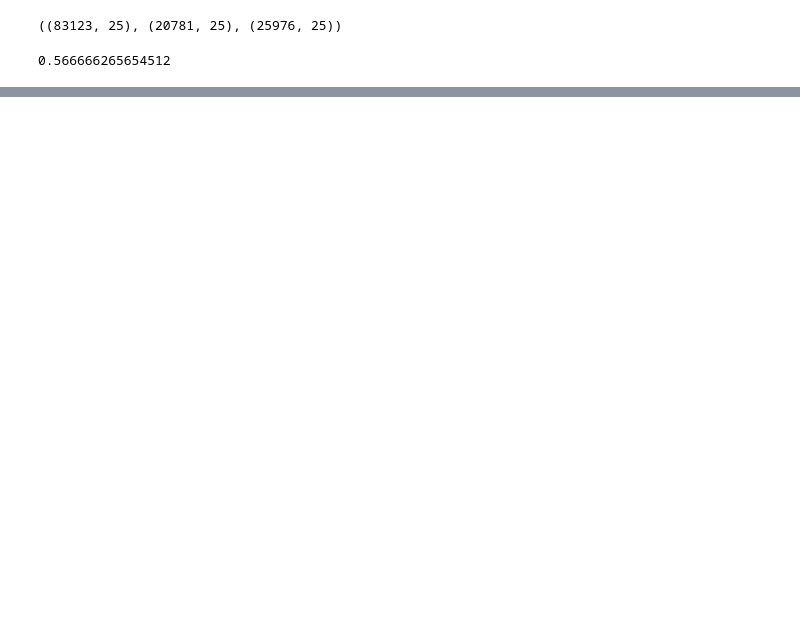
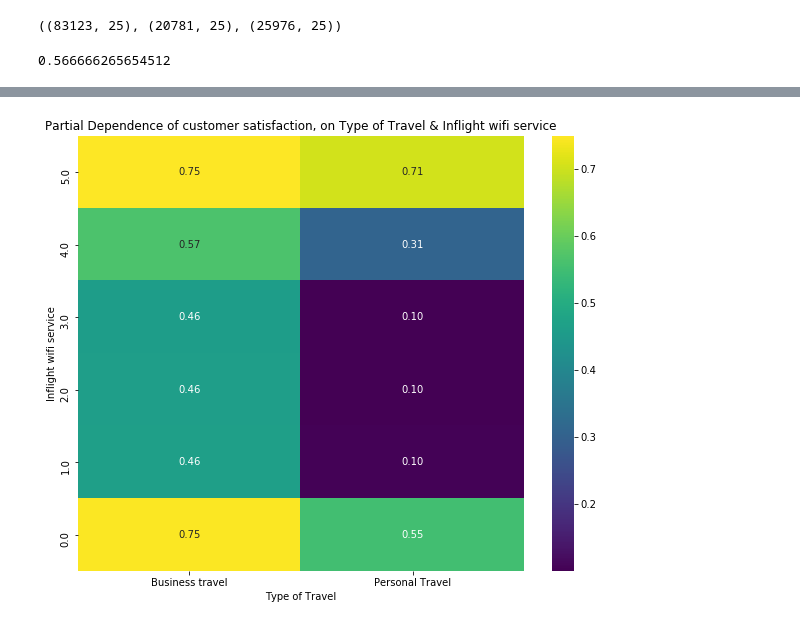
Before and after one commit to BuildABuddha/AirlineSurveyProject, a Jupyter notebook: AirlineSurveyProject.ipynb, the cells around one changed output, grey strips where cells are left out. Cells and saved outputs as stored; diff of their text form; code cells hidden in the pictures; blank space fills up the shorter version.

```diff
--- a/AirlineSurveyProject.ipynb
+++ b/AirlineSurveyProject.ipynb
@@ -55,0 +94,15 @@ accuracy_score(train['satisfaction'], y_pred)
+# %%
+permuter = PermutationImportance(
+    model,
+    scoring='accuracy',
+    n_iter=5,
+    random_state=42
+);
+
+permuter.fit(X_val_transformed, y_val)
+
+eli5.show_weights(
+    permuter,
+    top=None, # No limit: show permutation importances for all features
+    feature_names=val[features].columns.tolist() # must be a list
+)
@@ -55,0 +151,42 @@ accuracy_score(train['satisfaction'], y_pred)
+# %%
+def build_pdp_from_features(feature_1, feature_2, feature_1_map=None, feature_2_map=None):
+    selected_features = [feature_1, feature_2]
+
+    interaction = pdp_interact(
+        model=model,
+        dataset=X_val_transformed,
+        model_features=X_val_transformed.columns,
+        features=selected_features
+    )
+
+    pdp = interaction.pdp.pivot_table(
+        values='preds',
+        columns=selected_features[0], # First feature on x axis
+        index=selected_features[1]    # Next feature on y axis
+    )[::-1]  # Reverse the index order so y axis is ascending
+
+    if feature_1_map and feature_2_map:
+        pdp = pdp.rename(
+            columns=dict(zip(range(1,len(feature_1_map)), feature_1_map)),
+            rows=dict(zip(range(1,len(feature_2_map)), feature_2_map))
+        )
+
+    elif feature_1_map:
+        pdp = pdp.rename(
+            columns=dict(zip(range(1,len(feature_1_map)+1), feature_1_map))
+        )
+    elif feature_2_map:
+        pdp = pdp.rename(
+            rows=dict(zip(range(1,len(feature_2_map)+1), feature_2_map))
+        )
+
+    plt.figure(figsize=(10,8))
+    sns.heatmap(pdp, annot=True, fmt='.2f', cmap='viridis')
+    plt.title('Partial Dependence of customer satisfaction, on ' +
+              feature_1 +
+              ' & ' +
+              feature_2);
+
+build_pdp_from_features('Type of Travel', 'Inflight wifi service', ['Business travel', 'Personal Travel'])
+# %% [output]
+[figure, added]
```
Also changed, not shown: parts of 14 cells of this notebook.
